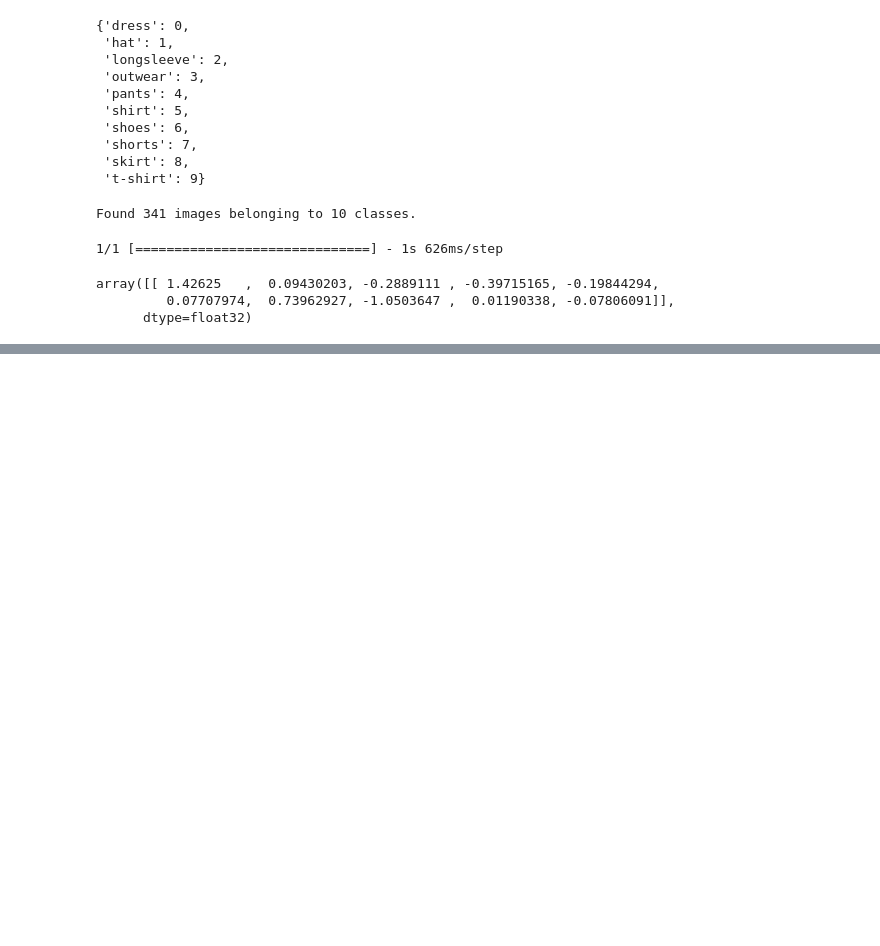
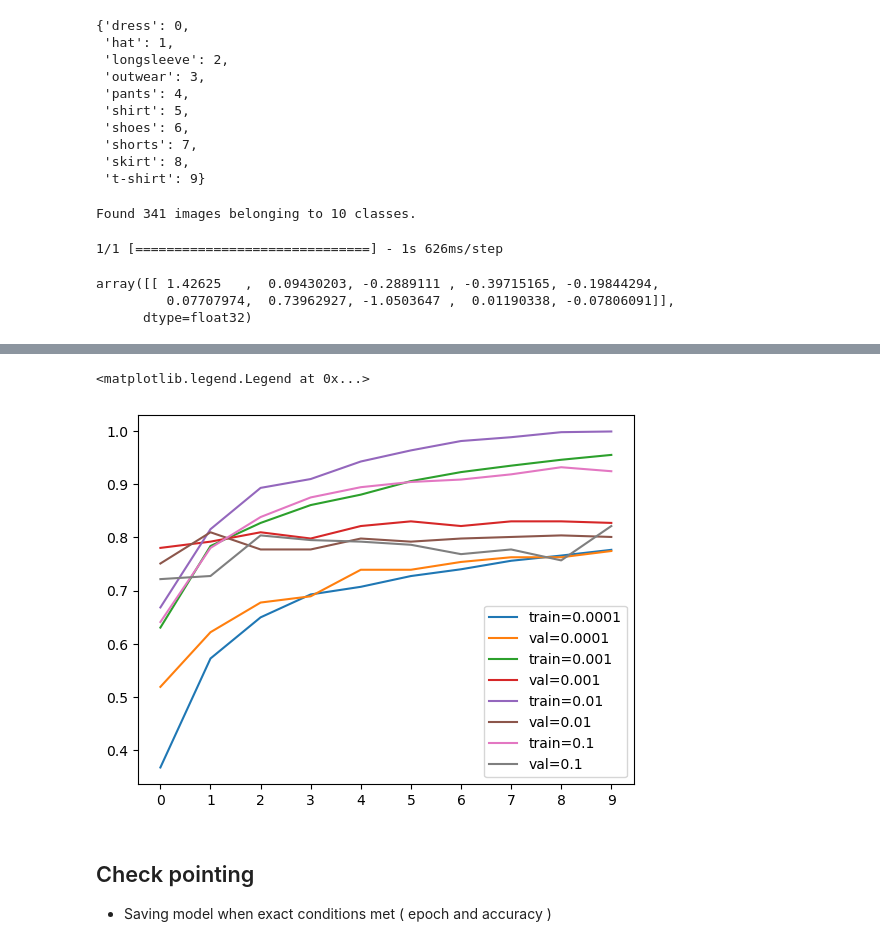
Before and after one commit to AbdelrahmanElmasry/cnn-clothing-prediction, a Jupyter notebook: cnn-clothing-prediction.ipynb, the cells around one changed output, grey strips where cells are left out. Drawn from its saved outputs; the diff is of its cells as text; code cells hidden in the pictures; blank space fills up the shorter version.

```diff
--- a/cnn-clothing-prediction.ipynb
+++ b/cnn-clothing-prediction.ipynb
@@ -128,0 +204,12 @@ array([[ 1.42625   ,  0.09430203, -0.2889111 , -0.39715165, -0.19844294,
+# %%
+scores = {}
+
+for learning_rate in [0.0001, 0.001, 0.01, 0.1]:
+    print(learning_rate)
+
+    model = create_model(learningRate = learning_rate)
+    history = model.fit(trained_ds, epochs=10, validation_data = val_ds)
+    scores[learning_rate] = history.history
+
+    print()
+    print()
@@ -128,0 +234,15 @@ array([[ 1.42625   ,  0.09430203, -0.2889111 , -0.39715165, -0.19844294,
+# %%
+for learning_rate, history in scores.items():
+    plt.plot(history['accuracy'], label = 'train=%s' % learning_rate)
+    plt.plot(history['val_accuracy'], label = 'val=%s' % learning_rate)
+
+plt.xticks(np.arange(10))
+plt.legend()
+
+## the best learning rate = 0.001
+# %% [output]
+<matplotlib.legend.Legend at 0x...>
+[figure, added]
+# %% [markdown]
+## Check pointing
+ - Saving model when exact conditions met ( epoch and accuracy )
```
Also changed, not shown: parts of 32 cells of this notebook, 2 other files.
